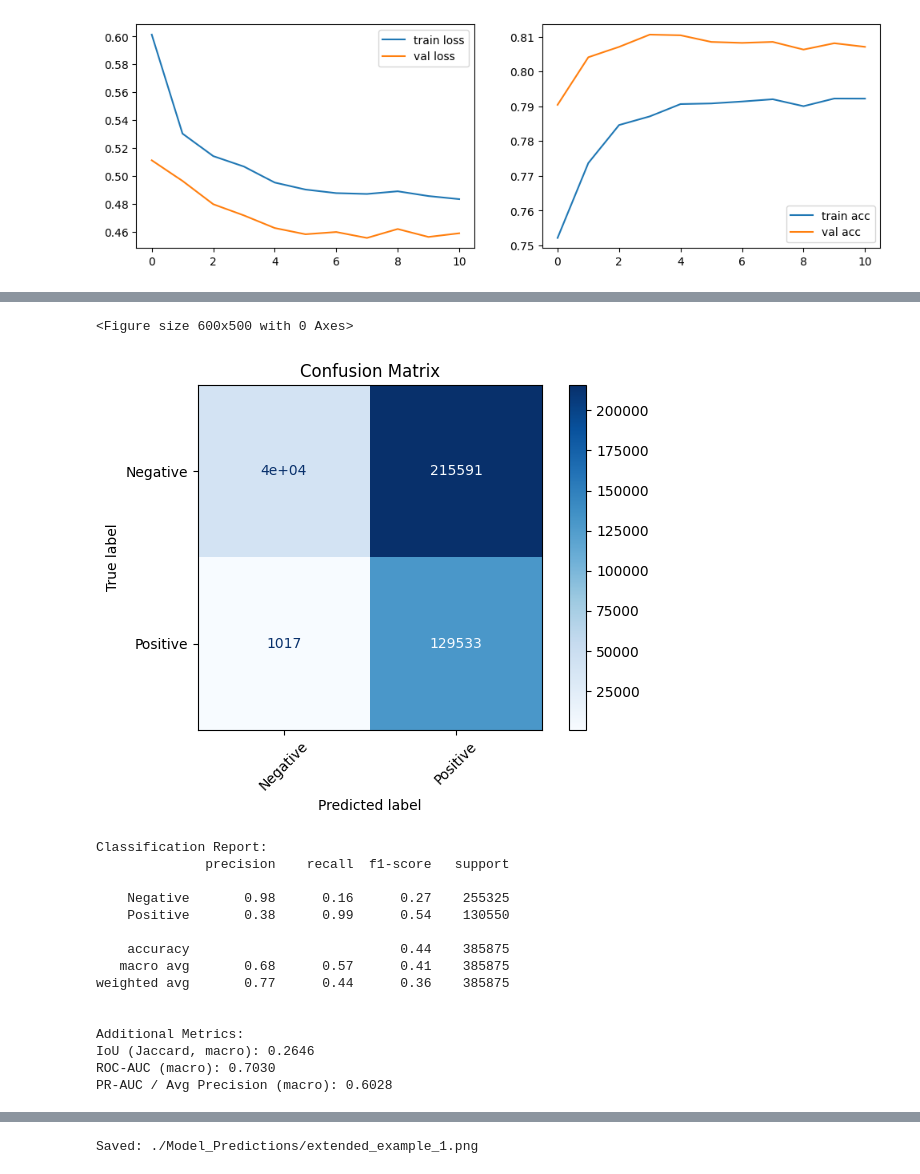
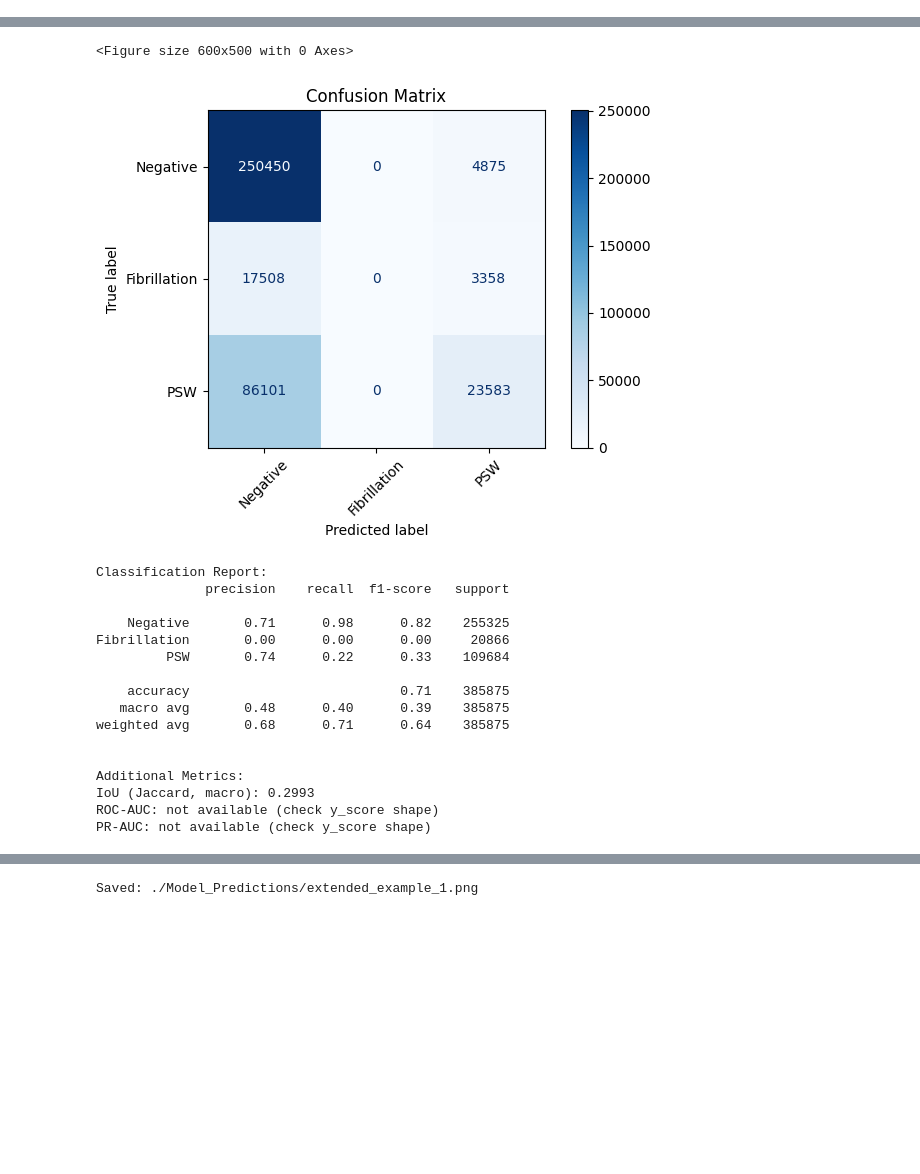
Before and after one commit to joaquin-mari/EMG-Thesis, a Jupyter notebook: models/s2s.ipynb, the cells around one changed output, grey strips where cells are left out. Cells and saved outputs as stored; diff of their text form; code cells hidden in the pictures; blank space fills up the shorter version.

```diff
--- a/models/s2s.ipynb
+++ b/models/s2s.ipynb
@@ -149,8 +151,9 @@ x_train, x_test, y_train, y_test = train_test_split(x, y, test_size = 0.20, rand
 
 model = Sequential([
     Conv1D(32, 7, activation='relu', padding='same',
-           input_shape=(int(WINDOW_LENGTH*fs),1)),
+           input_shape=(int(WINDOW_LENGTH*fs), 1)),
     Conv1D(64, 5, activation='relu', padding='same'),
-    Conv1D(1, 1, activation='sigmoid', padding='same')
+    Conv1D(3, 1, activation='softmax', padding='same'),  # 3 classes
+
 ])
 # %% [output]
@@ -161,20 +188,25 @@ ValueError: setting an array element with a sequence. The requested array has an
 optimizer = get_optimizer()
 monitor = get_monitor()
 
+focal = sparse_focal_loss(gamma=2.0, alpha=[0.1, 0.9, 0.4])
+
 model.compile(optimizer=optimizer,
-              loss='sparse_categorical_crossentropy',
+              loss=focal,
               metrics=['acc'])
 # %%
 from sklearn.utils import shuffle
-from sklearn.utils.class_weight import compute_class_weight
 
-model.compile(optimizer='adam', loss='binary_crossentropy', metrics=['accuracy'])
+model.compile(
+    optimizer='adam',
+    loss='sparse_categorical_crossentropy',
+    metrics=['sparse_categorical_accuracy']
+)
 X_train, y_train = shuffle(x_train, y_train, random_state=42)
-
 history = model.fit(X_train, y_train,
                     epochs=100,
                     batch_size=2,
                     validation_split=0.1,
-                    callbacks=[monitor],)
+                    callbacks=[monitor],
+                    )
 # %% [output]
 Epoch 1/100
@@ -214,37 +246,46 @@ from utils import (
     get_extended_report
 )
 
-plot_training_history(history)
+# plot_training_history(history)
 
-y_score = model.predict(x_test, verbose=0).ravel()  # sigmoid output
+y_prob = model.predict(x_test, verbose=0)     # (N, T, 3)
+y_pred = y_prob.argmax(axis=-1)               # (N, T)
+
 y_true = y_test.flatten()
-
-optimal_threshold = find_optimal_threshold(y_true, y_score)
-
-y_pred_binary = (y_score > optimal_threshold).astype(int)
-
-kernel = 100
-y_pred_smoothed = binary_dilation(y_pred_binary, iterations=kernel)
+y_pred = y_pred.flatten()
 
 print(classification_report(
     y_true,
-    y_pred_smoothed,
-    target_names=["Negative", "Positive"]
+    y_pred,
+    target_names=["Negative", "Fibrillation", "PSW"]
+))
+
+# optimal_threshold = find_optimal_threshold(y_true, y_score)
+
+# y_pred_binary = (y_score > optimal_threshold).astype(int)
+# y_pred_binary = (y_score > 0.6).astype(int)
+
+# kernel = 100
+# y_pred_smoothed = binary_dilation(y_pred_binary, iterations=kernel)
+
+print(classification_report(
+    y_true,
+    y_pred,
+    target_names=["Negative", "Fibrillation", "PSW"]
 ))
 
 plot_confusion_matrix(
     y_true,
-    y_pred_smoothed,
-    ["Negative", "Positive"]
+    y_pred,
+    ["Negative", "Fibrillation", "PSW"]
 )
 
 get_extended_report(
     y_true=y_true,
-    y_pred=y_pred_smoothed,
-    y_score=y_score,
+    y_pred=y_pred,
+    y_score=y_pred,
     average="macro"
 )
 # %% [output]
-[figure, old version]
               precision    recall  f1-score   support
 
@@ -257,20 +309,21 @@ weighted avg       0.77      0.44      0.36    385875
 <Figure size 600x500 with 0 Axes>
-[figure, removed]
+[figure, new version]
 Classification Report:
               precision    recall  f1-score   support
 
-    Negative       0.98      0.16      0.27    255325
-    Positive       0.38      0.99      0.54    130550
+    Negative       0.71      0.98      0.82    255325
+Fibrillation       0.00      0.00      0.00     20866
+         PSW       0.74      0.22      0.33    109684
 
-    accuracy                           0.44    385875
-   macro avg       0.68      0.57      0.41    385875
-weighted avg       0.77      0.44      0.36    385875
+    accuracy                           0.71    385875
+   macro avg       0.48      0.40      0.39    385875
+weighted avg       0.68      0.71      0.64    385875
 
 
 Additional Metrics:
-IoU (Jaccard, macro): 0.2646
-ROC-AUC (macro): 0.7030
-PR-AUC / Avg Precision (macro): 0.6028
+IoU (Jaccard, macro): 0.2993
+ROC-AUC: not available (check y_score shape)
+PR-AUC: not available (check y_score shape)
 # %%
 import numpy as np
 from scipy.ndimage import label
```
Also changed, not shown: parts of 7 cells of this notebook, 1 other file.
